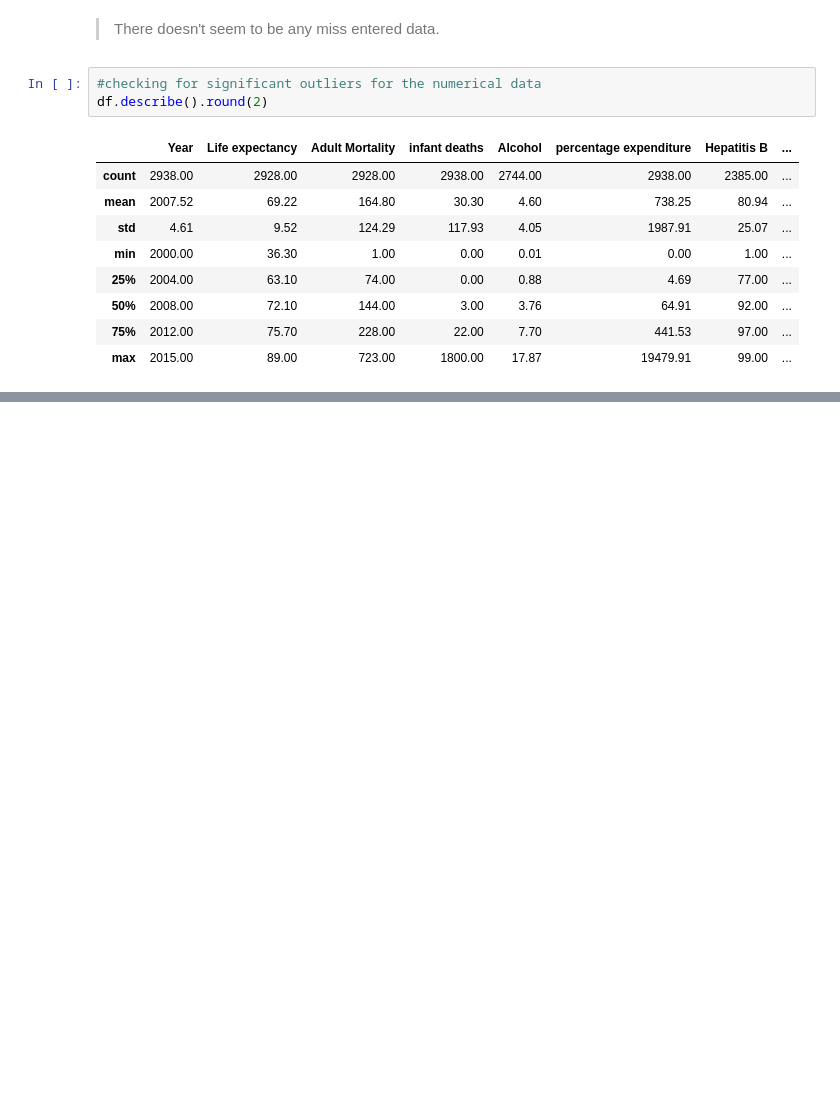
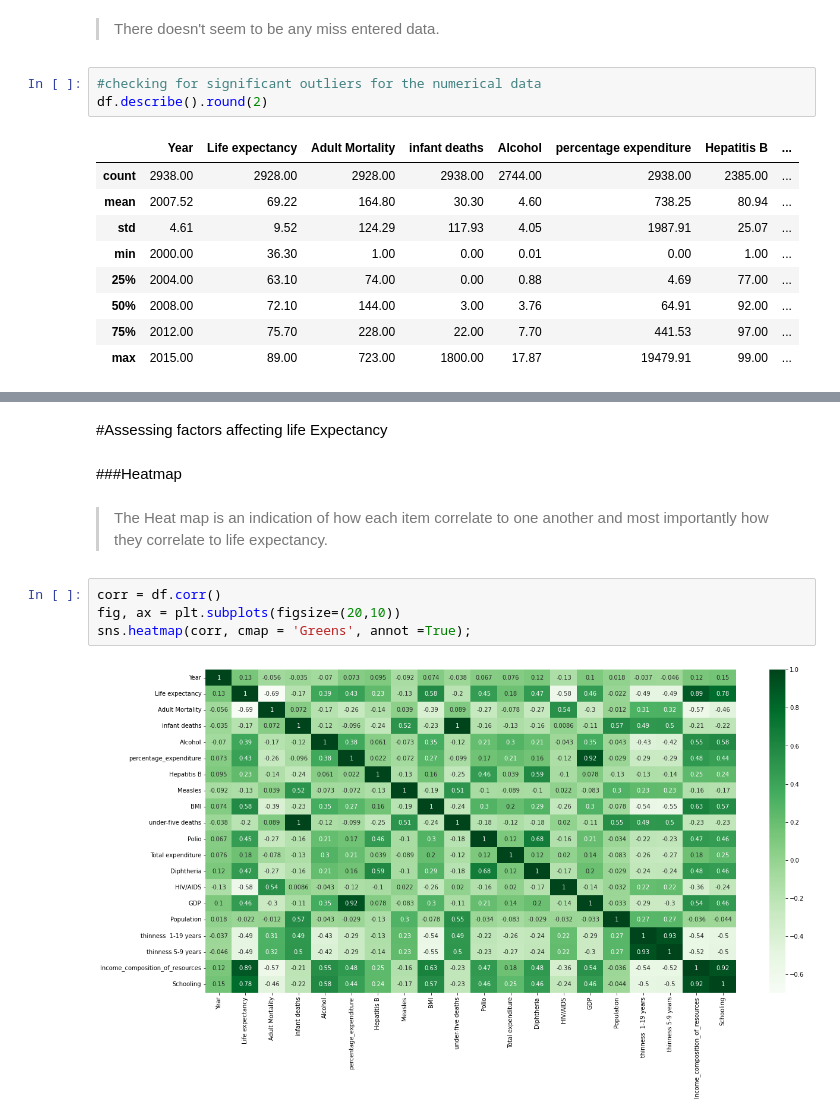
Before and after one commit to AkindeKadjo/Life_Expectancy_prediction, a Jupyter notebook: Life_Expectancy.ipynb, the cells around one changed output, grey strips where cells are left out. Cells and saved outputs as stored; diff of their text form; blank space fills up the shorter version.

```diff
--- a/Life_Expectancy.ipynb
+++ b/Life_Expectancy.ipynb
@@ -175,0 +191,12 @@ sns.histplot(data=df, x="Adult Mortality",binwidth=10);
+# %% [markdown]
+#Assessing factors affecting life Expectancy
+# %% [markdown]
+###Heatmap
+# %% [markdown]
+>The Heat map is an indication of how each item correlate to one another and most importantly how they correlate to life expectancy.
+# %%
+corr = df.corr()
+fig, ax = plt.subplots(figsize=(20,10))
+sns.heatmap(corr, cmap = 'Greens', annot =True);
+# %% [output]
+[figure, added]
```
Also changed, not shown: parts of 16 cells of this notebook.
